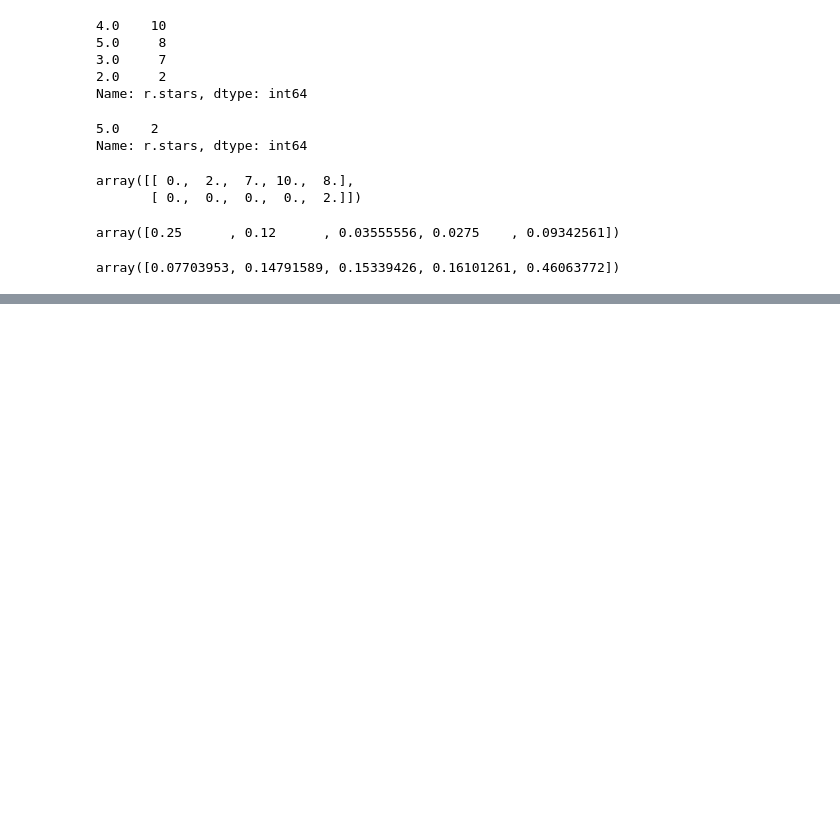
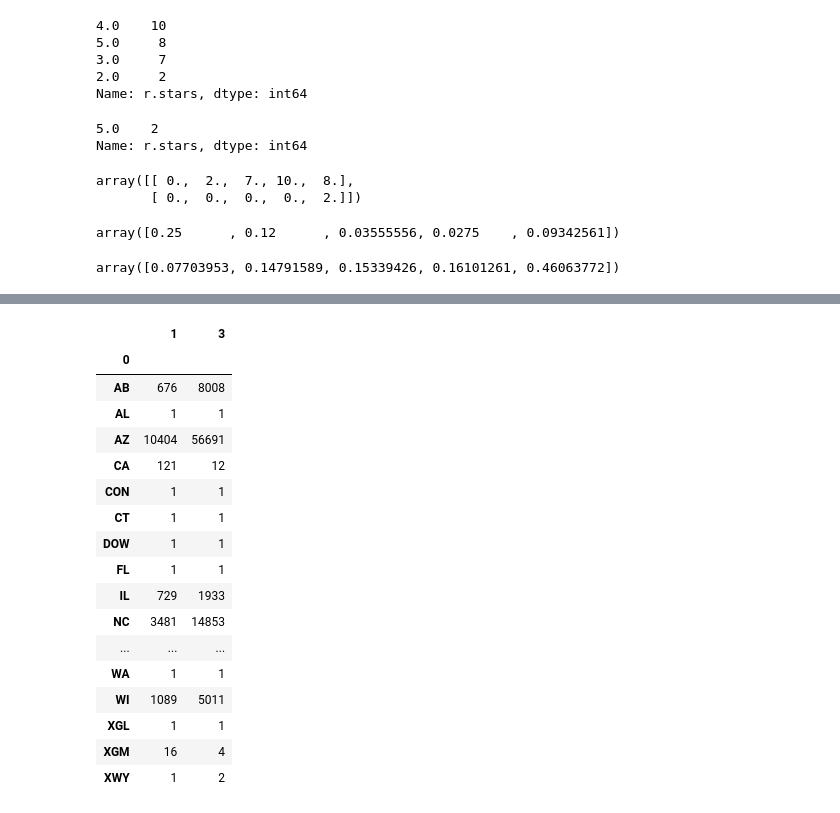
Before and after one commit to wisundstrom/yelp-recommender, a Jupyter notebook: feature_engineering.ipynb, the cells around one changed output, grey strips where cells are left out. Saved outputs shown, nothing was run; the diff lists cells and outputs as text; code cells hidden in the pictures; blank space fills up the shorter version.

```diff
--- a/feature_engineering.ipynb
+++ b/feature_engineering.ipynb
@@ -144,0 +282,37 @@ array([0.07703953, 0.14791589, 0.15339426, 0.16101261, 0.46063772])
+# %%
+with driver.session() as session:
+    result = session.run('\
+    MATCH (c:City) \
+    MERGE (s:State {name:c.state}) \
+    ON CREATE SET s.name=c.state \
+    MERGE (c)-[:IN_STATE]->(s)')
+# %%
+with driver.session() as session:
+    result = session.run('\
+    MATCH (s:State)<-[:IN_STATE]-(c:City)\
+    RETURN s.name, apoc.node.degree(s,"IN_STATE"), c.name, apoc.node.degree(c,"IN_CITY")')
+# %%
+counts_by_state=result.values()
+# %%
+countsdf=pd.DataFrame(counts_by_state)
+# %%
+countsdf.groupby(0).sum()
+# %% [output]
+|  | 1 | 3 |
+| 0 |  |  |
+| AB | 676 | 8008 |
+| AL | 1 | 1 |
+| AZ | 10404 | 56691 |
+| CA | 121 | 12 |
+| CON | 1 | 1 |
+| CT | 1 | 1 |
+| DOW | 1 | 1 |
+| FL | 1 | 1 |
+| IL | 729 | 1933 |
+| NC | 3481 | 14853 |
+| ... | ... | ... |
+| WA | 1 | 1 |
+| WI | 1089 | 5011 |
+| XGL | 1 | 1 |
+| XGM | 16 | 4 |
+| XWY | 1 | 2 |
```
Also changed, not shown: parts of 42 cells of this notebook, 3 other files.
